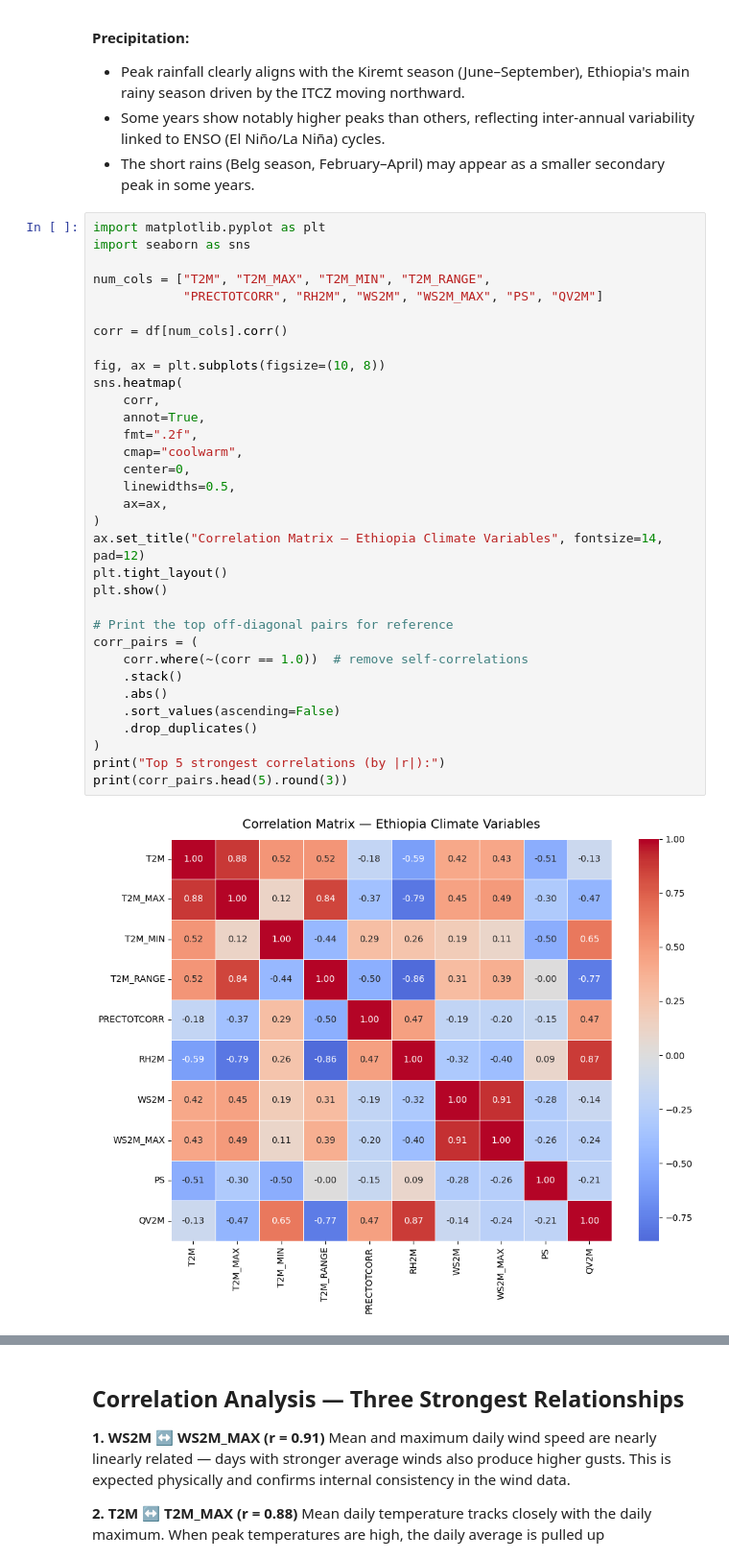
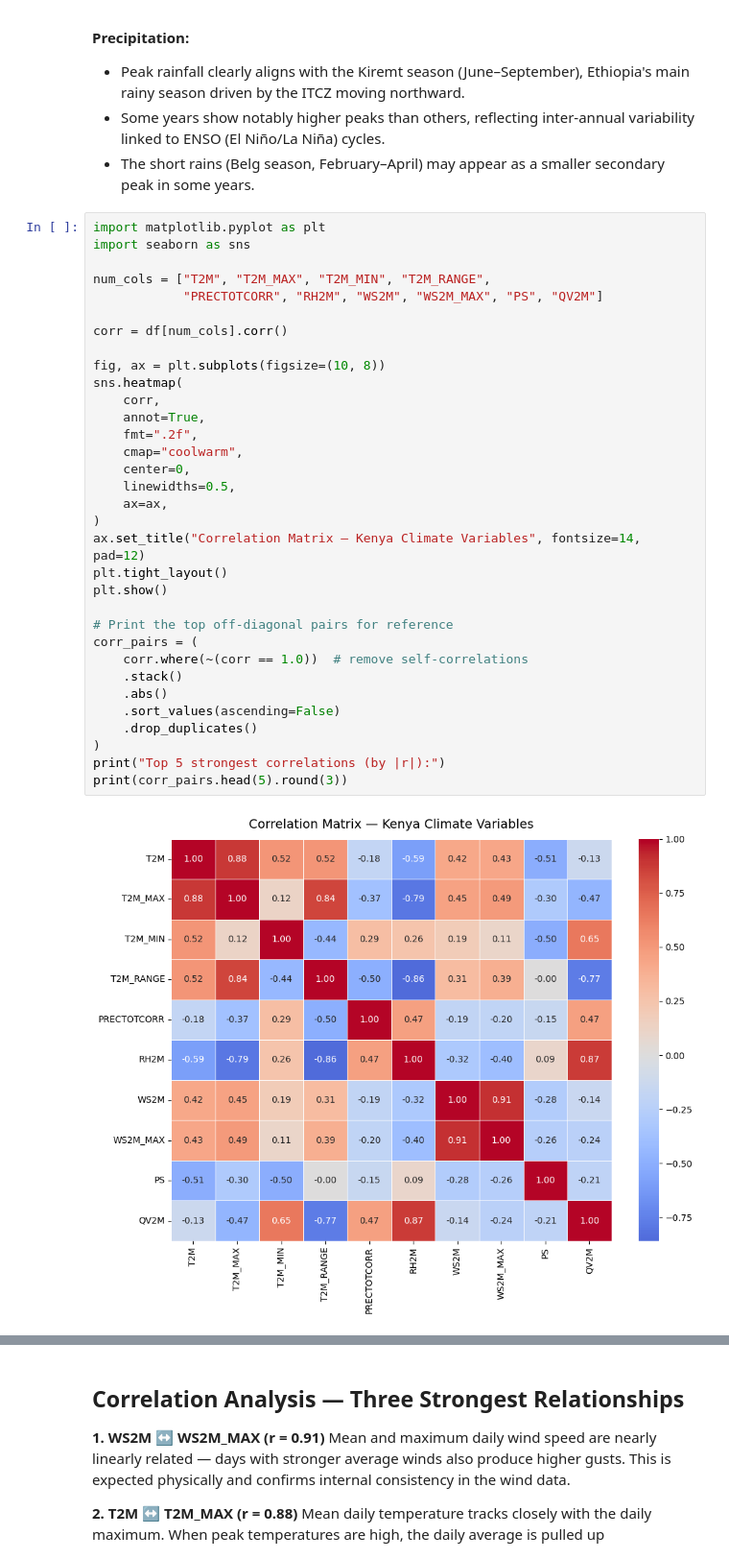
Before and after one commit to KalkidanAsfaw/climate-challenge-week0, a Jupyter notebook: notebooks/kenya_eda.ipynb, the cells around one changed output, grey strips where cells are left out. Shown at 96% size. Saved outputs shown, nothing was run; the diff lists cells and outputs as text.

Commit message:
Update title for plots and recalculate

```diff
--- a/notebooks/kenya_eda.ipynb
+++ b/notebooks/kenya_eda.ipynb
@@ -235,35 +235,35 @@ import seaborn as sns
 
 num_cols = ["T2M", "T2M_MAX", "T2M_MIN", "T2M_RANGE",
             "PRECTOTCORR", "RH2M", "WS2M", "WS2M_MAX", "PS", "QV2M"]
 
 corr = df[num_cols].corr()
 
 fig, ax = plt.subplots(figsize=(10, 8))
 sns.heatmap(
     corr,
     annot=True,
     fmt=".2f",
     cmap="coolwarm",
     center=0,
     linewidths=0.5,
     ax=ax,
 )
-ax.set_title("Correlation Matrix — Ethiopia Climate Variables", fontsize=14, pad=12)
+ax.set_title("Correlation Matrix — Kenya Climate Variables", fontsize=14, pad=12)
 plt.tight_layout()
 plt.show()
 
 # Print the top off-diagonal pairs for reference
 corr_pairs = (
     corr.where(~(corr == 1.0))  # remove self-correlations
     .stack()
     .abs()
     .sort_values(ascending=False)
     .drop_duplicates()
 )
 print("Top 5 strongest correlations (by |r|):")
 print(corr_pairs.head(5).round(3))
 # %% [output]
-[figure, old version]
+[figure, new version]
 Top 5 strongest correlations (by |r|):
 WS2M       WS2M_MAX     0.911
 T2M        T2M_MAX      0.881
```
Also changed, not shown: parts of 1 cell of this notebook.
